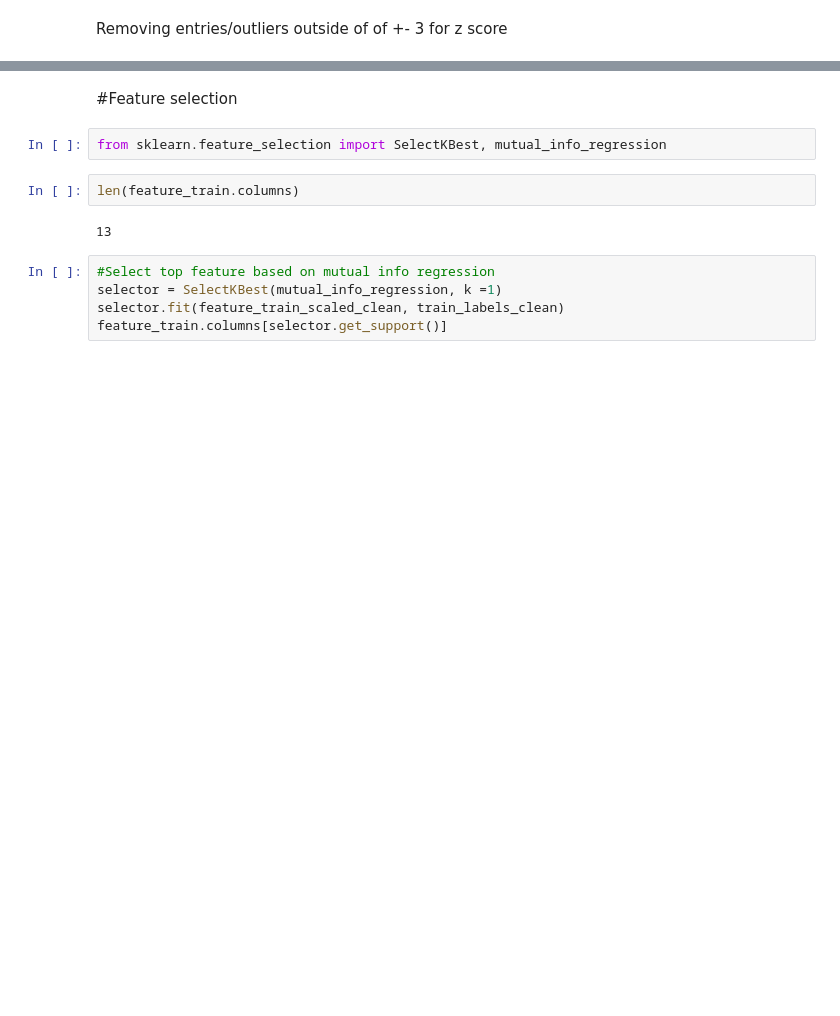
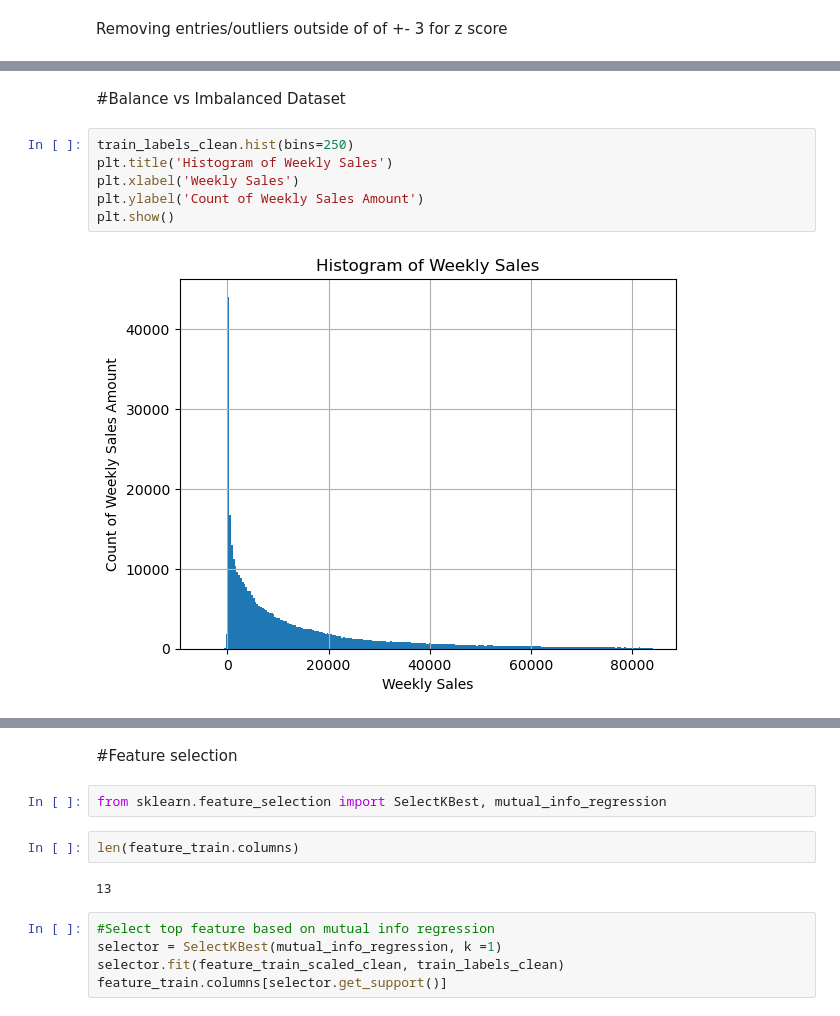
Before and after one commit to EricYangg/4AI3-Walmart-Forecast, a Jupyter notebook: 4AI3_Project_Walmart_Sales_Data.ipynb, the cells around one changed output, grey strips where cells are left out. Saved outputs shown, nothing was run; the diff lists cells and outputs as text; blank space fills up the shorter version.

```diff
--- a/4AI3_Project_Walmart_Sales_Data.ipynb
+++ b/4AI3_Project_Walmart_Sales_Data.ipynb
@@ -398,0 +388,10 @@ Name: Weekly_Sales, Length: 361664, dtype: float64
+# %% [markdown]
+#Balance vs Imbalanced Dataset
+# %%
+train_labels_clean.hist(bins=250)
+plt.title('Histogram of Weekly Sales')
+plt.xlabel('Weekly Sales')
+plt.ylabel('Count of Weekly Sales Amount')
+plt.show()
+# %% [output]
+[figure, added]
```
Also changed, not shown: parts of 14 cells of this notebook.
